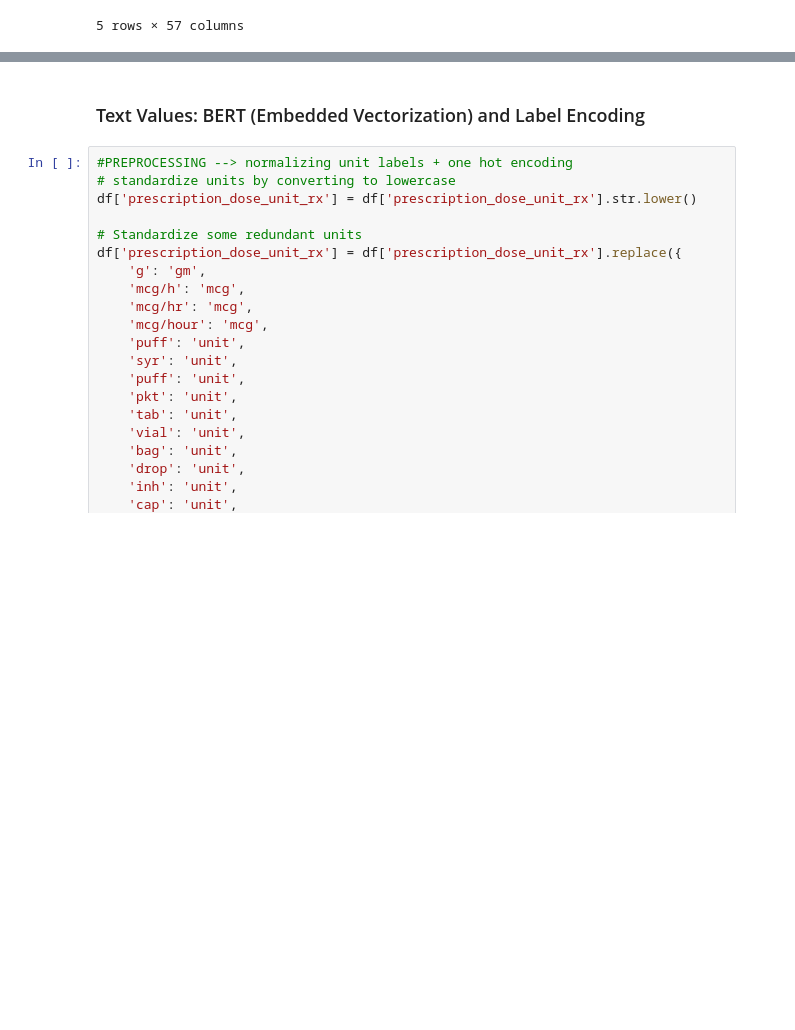
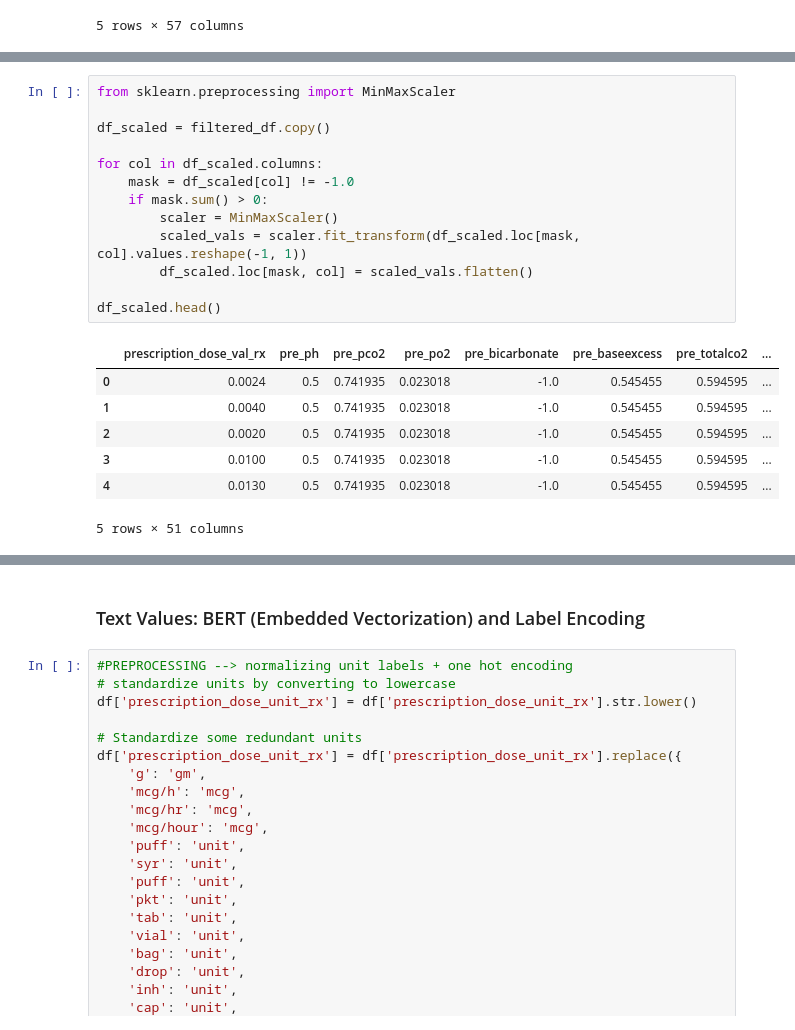
Before and after one commit to vaipos/Blue-Blood-ACM-Research, a Jupyter notebook: bb-dev-preprocessing.ipynb, the cells around one changed output, grey strips where cells are left out. Cells and saved outputs as stored; diff of their text form; blank space fills up the shorter version.

```diff
--- a/bb-dev-preprocessing.ipynb
+++ b/bb-dev-preprocessing.ipynb
@@ -132,0 +118,21 @@ df.head()
+# %%
+from sklearn.preprocessing import MinMaxScaler
+
+df_scaled = filtered_df.copy()
+
+for col in df_scaled.columns:
+    mask = df_scaled[col] != -1.0
+    if mask.sum() > 0:
+        scaler = MinMaxScaler()
+        scaled_vals = scaler.fit_transform(df_scaled.loc[mask, col].values.reshape(-1, 1))
+        df_scaled.loc[mask, col] = scaled_vals.flatten()
+
+df_scaled.head()
+# %% [output]
+|  | prescription_dose_val_rx | pre_ph | pre_pco2 | pre_po2 | pre_bicarbonate | pre_baseexcess | pre_totalco2 | ... |
+| 0 | 0.0024 | 0.5 | 0.741935 | 0.023018 | -1.0 | 0.545455 | 0.594595 | ... |
+| 1 | 0.0040 | 0.5 | 0.741935 | 0.023018 | -1.0 | 0.545455 | 0.594595 | ... |
+| 2 | 0.0020 | 0.5 | 0.741935 | 0.023018 | -1.0 | 0.545455 | 0.594595 | ... |
+| 3 | 0.0100 | 0.5 | 0.741935 | 0.023018 | -1.0 | 0.545455 | 0.594595 | ... |
+| 4 | 0.0130 | 0.5 | 0.741935 | 0.023018 | -1.0 | 0.545455 | 0.594595 | ... |
+5 rows × 51 columns
```
Also changed, not shown: parts of 13 cells of this notebook.
